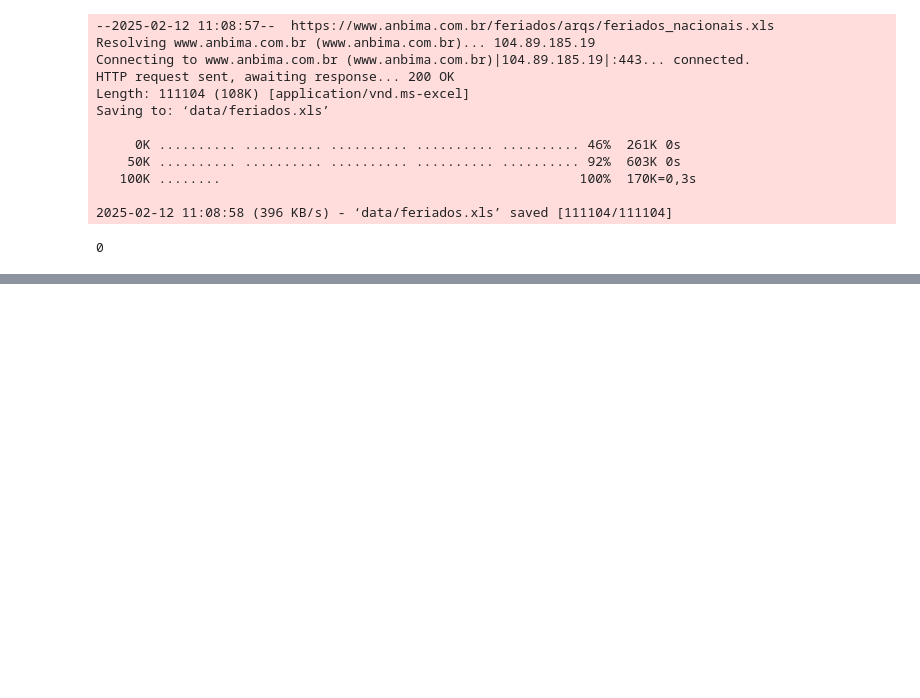
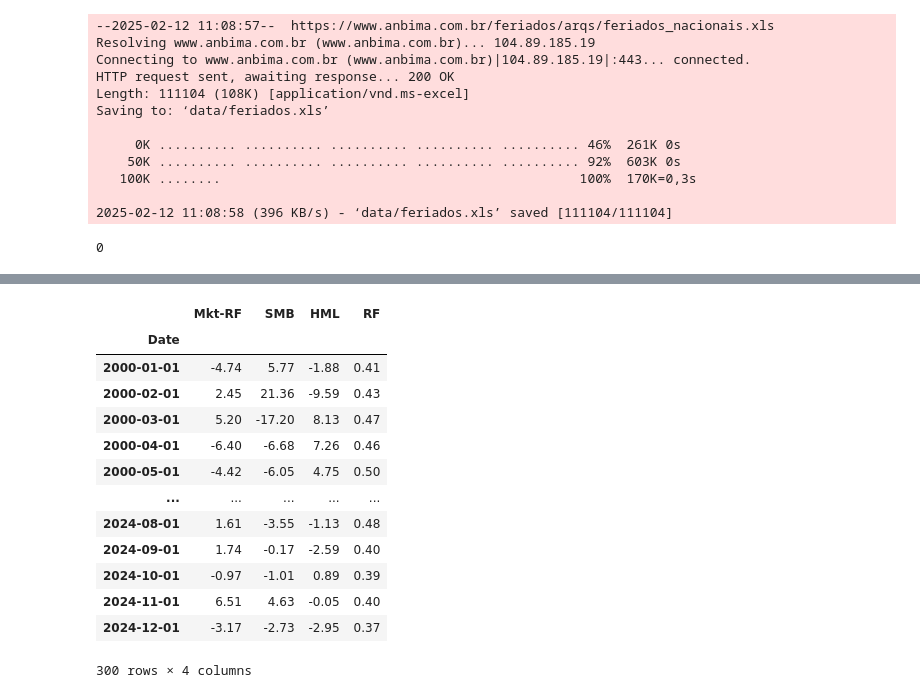
Before and after one commit to pedroafmelo/projeto_dashboard, a Jupyter notebook: testes.ipynb, the cells around one changed output, grey strips where cells are left out. Saved outputs shown, nothing was run; the diff lists cells and outputs as text; code cells hidden in the pictures; blank space fills up the shorter version.

```diff
--- a/testes.ipynb
+++ b/testes.ipynb
@@ -109,0 +313,4 @@ Saving to: ‘data/feriados.xls’
+# %%
+asset_series = pdr.DataReader( "F-F_Research_Data_Factors", "famafrench", "2000", "2025")[0]
+# %%
+asset_series.reset_index(inplace=True)
@@ -109,0 +332,21 @@ Saving to: ‘data/feriados.xls’
+# %%
+asset_series.set_index("Date", inplace=True)
+# %%
+asset_series.index = asset_series.index.to_timestamp()
+# %%
+asset_series
+# %% [output]
+|  | Mkt-RF | SMB | HML | RF |
+| Date |  |  |  |  |
+| 2000-01-01 | -4.74 | 5.77 | -1.88 | 0.41 |
+| 2000-02-01 | 2.45 | 21.36 | -9.59 | 0.43 |
+| 2000-03-01 | 5.20 | -17.20 | 8.13 | 0.47 |
+| 2000-04-01 | -6.40 | -6.68 | 7.26 | 0.46 |
+| 2000-05-01 | -4.42 | -6.05 | 4.75 | 0.50 |
+| ... | ... | ... | ... | ... |
+| 2024-08-01 | 1.61 | -3.55 | -1.13 | 0.48 |
+| 2024-09-01 | 1.74 | -0.17 | -2.59 | 0.40 |
+| 2024-10-01 | -0.97 | -1.01 | 0.89 | 0.39 |
+| 2024-11-01 | 6.51 | 4.63 | -0.05 | 0.40 |
+| 2024-12-01 | -3.17 | -2.73 | -2.95 | 0.37 |
+300 rows × 4 columns
```
Also changed, not shown: parts of 23 cells of this notebook, 28 other files.
